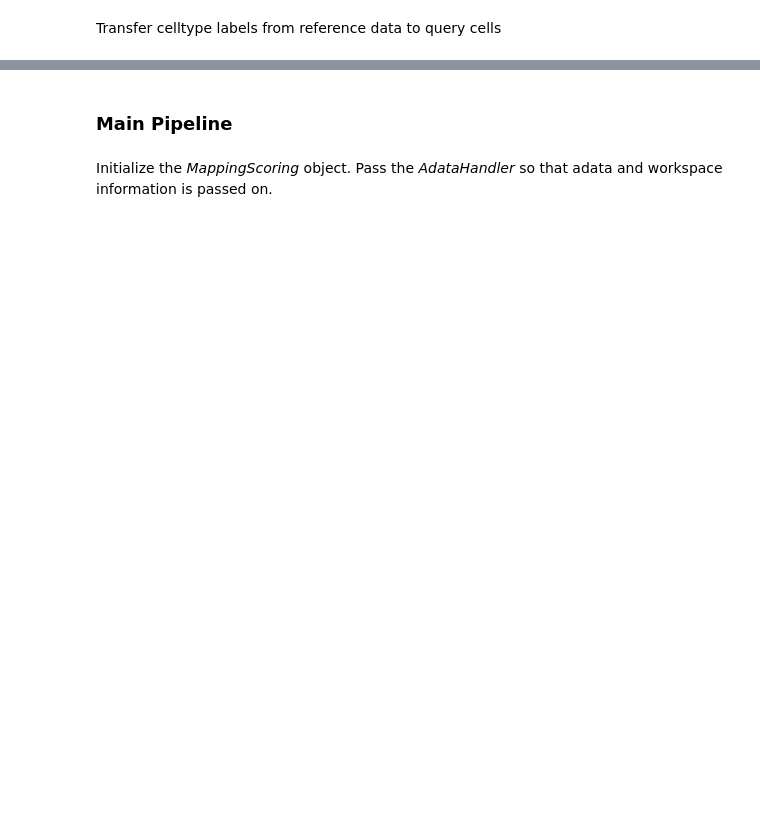
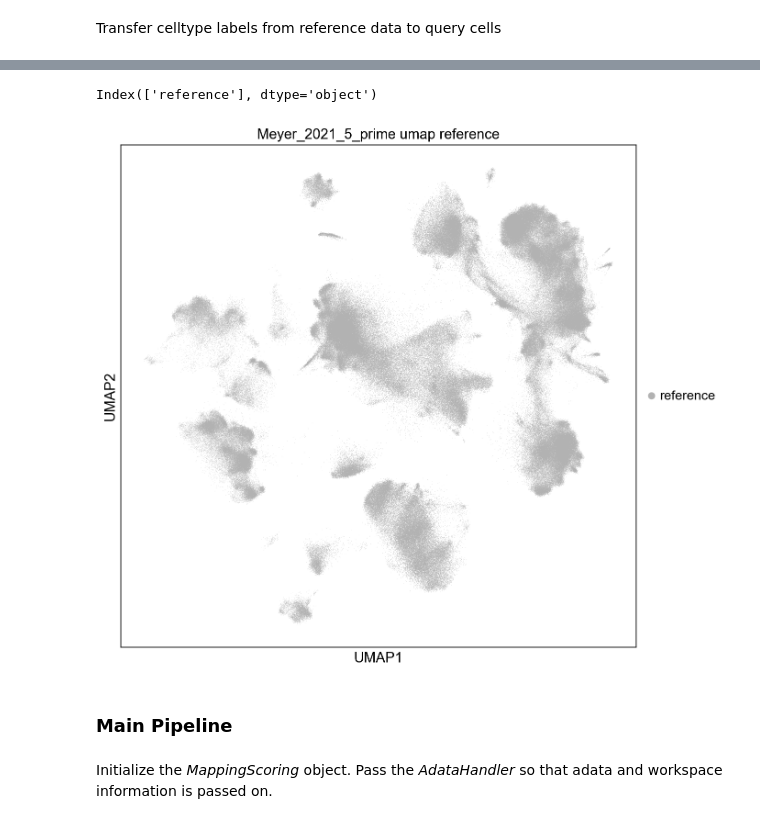
Before and after one commit to theislab/mapqc_reproducibility, a Jupyter notebook: 05_MapQC/Template_dataset_analysis.ipynb, the cells around one changed output, grey strips where cells are left out. Cells and saved outputs as stored; diff of their text form; code cells hidden in the pictures; blank space fills up the shorter version.

```diff
--- a/05_MapQC/Template_dataset_analysis.ipynb
+++ b/05_MapQC/Template_dataset_analysis.ipynb
@@ -27,3 +24,10 @@ workspace = "C:\\Users\\49176\\PycharmProjects\\Bachelor\\HLCA"
+# %%
+warnings.simplefilter(action="ignore", category=FutureWarning)
+warnings.simplefilter(action="ignore", category=UserWarning)
+
+DATA_DIR = abspath(os.path.join(os.getcwd(), os.pardir, 'data'))
+os.makedirs('Results', exist_ok=True)
+RESULTS_DIR = os.path.join(os.getcwd(), 'Results')
 # %%
 #set parameters here
 dataset = "Meyer_2021_5_prime"
@@ -32,4 +36,4 @@ query_color = "Blue"
 condition = "X"
 exclude = []
 # %%
-adata= sc.read(f'{workspace}\\Adatas\\HLCA_full_v1.h5ad')
+adata = sc.read(f'{DATA_DIR}/HLCA_full_v1.1_emb.h5ad')
@@ -52,7 +66,7 @@ imp.reload(MapAnalyzer)
 # %%
 adata_handler = MapAnalyzer.AdataHandler(
     adata,
-    workspace=f"{workspace}\\MapAnalyzer_Results_3.0\\",
-    ident=ident+"\\",  # folder that indentifies this workpartition
-    log=True,  # create a logfile
+    workspace= RESULTS_DIR,
+    ident=ident + "/",  # folder that indentifies this workpartition
+    log = True,  # create a logfile
 )
@@ -75,2 +95,6 @@ Set appropriate levels for the cell type annoation
 # %%
-adata_handler.set_cell_type_levels(1,['ann_level_1', 'ann_level_2', 'ann_level_3', 'ann_level_4', 'ann_level_5'],"ann_finest_level","nan")
+adata_handler.set_cell_type_levels(
+    connect_threshold = 1,
+    annotation_columns = ['ann_level_1', 'ann_level_2', 'ann_level_3', 'ann_level_4', 'ann_level_5'],
+    finest_level_column = "ann_finest_level",
+    unlabeled_tag = "nan")
@@ -87,4 +150,10 @@ adata.obs[["query_or_reference","cell_label"]]
+# %%
+adata.obs.query_or_reference.cat.categories
+# %% [output]
+Index(['reference'], dtype='object')
 # %%
-plotter.umap_query_reference(
-    adata, color_query=query_color, title_stub=ident, save=False
+plotter.plot_umap(
+    adata=adata, color_query=query_color, title_stub=ident, mode="reference", save=False
 )
+# %% [output]
+[figure, added]
```
Also changed, not shown: parts of 33 cells of this notebook.
